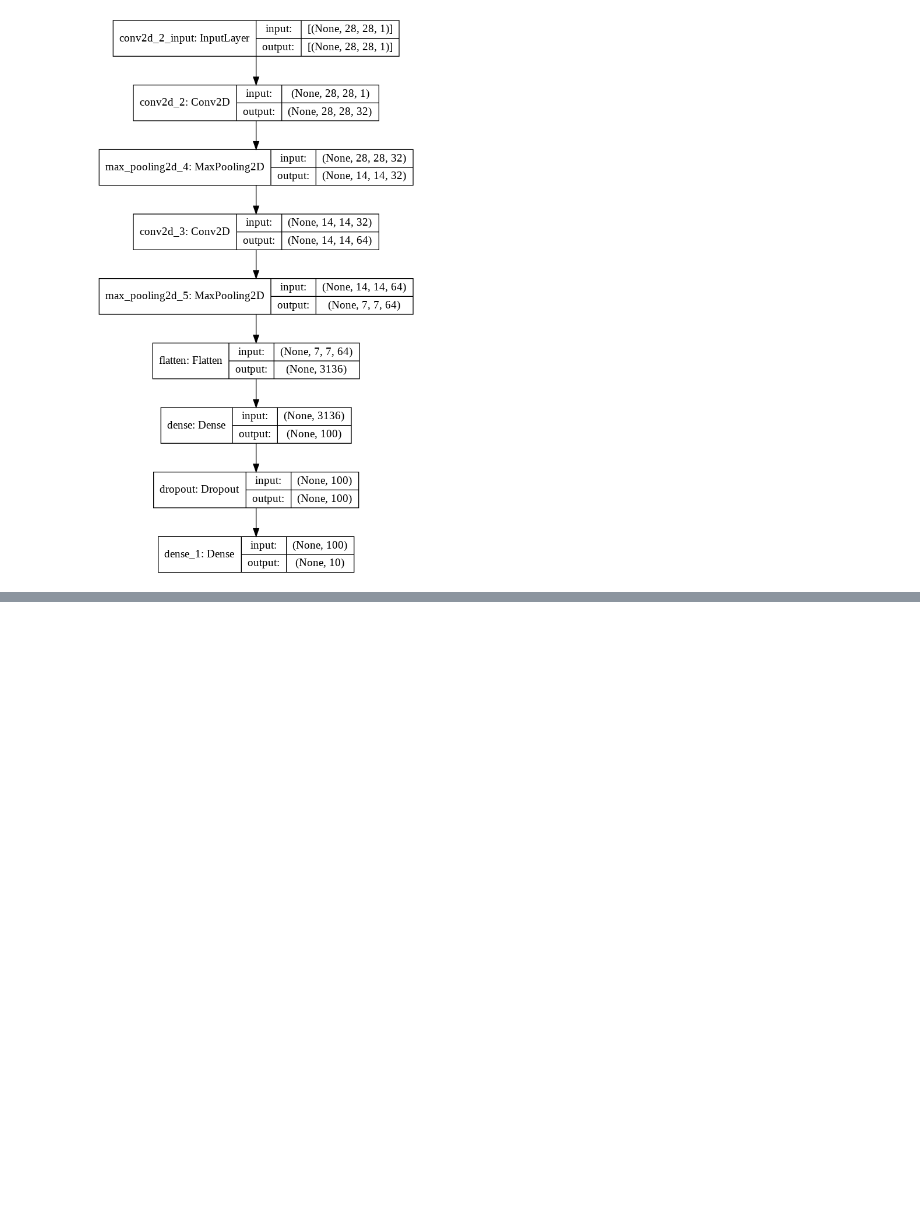
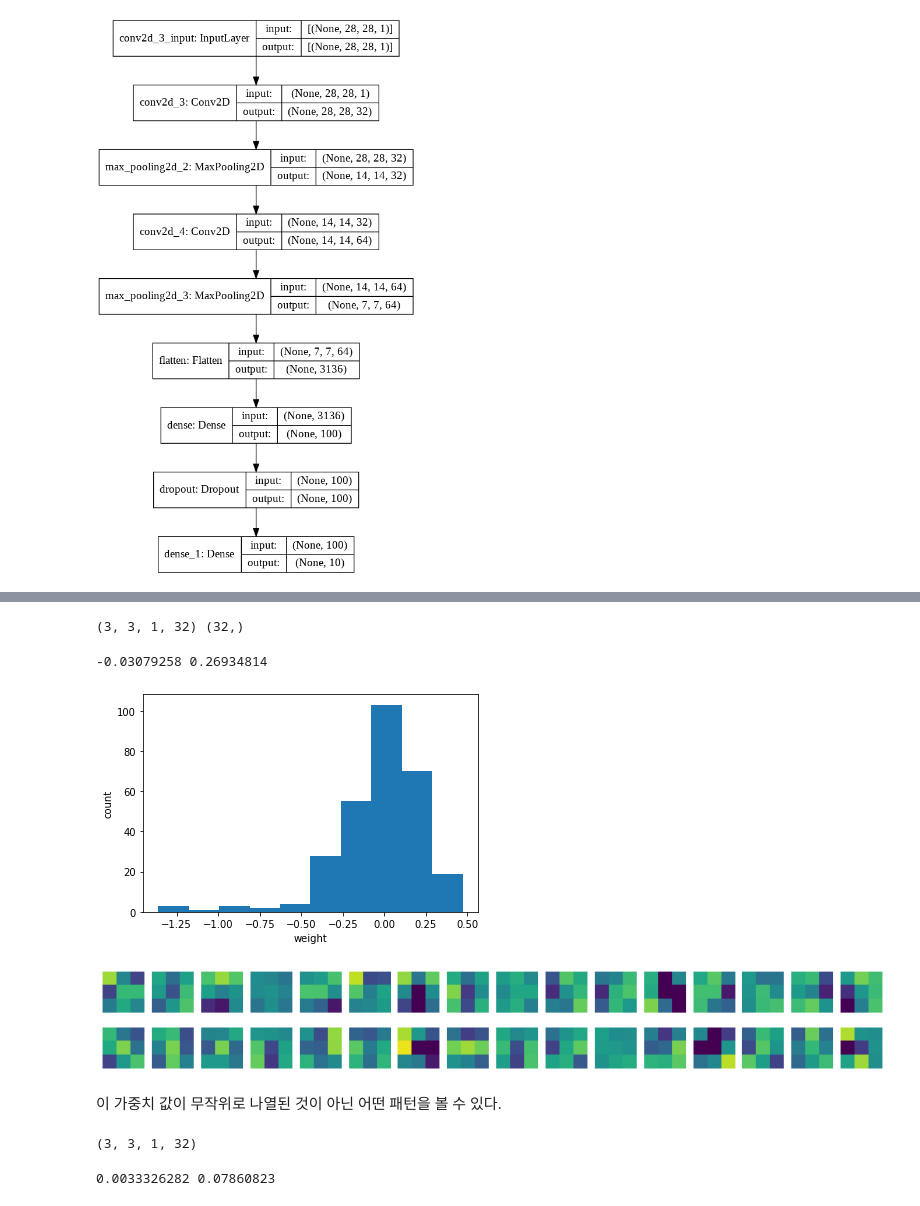
Before and after one commit to hyeon1263/BigAI, a Jupyter notebook: 혼자 공부하는 머신러닝+딥러닝/Chapter08.ipynb, the cells around one changed output, grey strips where cells are left out. Saved outputs shown, nothing was run; the diff lists cells and outputs as text; code cells hidden in the pictures; blank space fills up the shorter version.

```diff
--- a/혼자 공부하는 머신러닝+딥러닝/Chapter08.ipynb
+++ b/혼자 공부하는 머신러닝+딥러닝/Chapter08.ipynb
@@ -161,0 +258,4 @@ keras.utils.plot_model(model, show_shapes=True,                 # show_shapes=Tr
+# %%
+# 앞에서 훈련했던 합성곱 신경망의 체크포인트 파일 사용
+from tensorflow import keras
+model = keras.models.load_model('best-cnn-model.h5')
@@ -161,0 +273,34 @@ keras.utils.plot_model(model, show_shapes=True,                 # show_shapes=Tr
+# %%
+conv = model.layers[0]
+print(conv.weights[0].shape, conv.weights[1].shape)
+
+# weights: 층의 가중치와 절편이 저장되어 있다
+# %% [output]
+(3, 3, 1, 32) (32,)
+# %%
+conv_weights = conv.weights[0].numpy()
+print(conv_weights.mean(), conv_weights.std())  # 넘파이 mean(), std()로 가중치 배열의 평균과 표준편차 계산
+# %% [output]
+-0.03079258 0.26934814
+# %%
+import matplotlib.pyplot as plt
+plt.hist(conv_weights.reshape(-1,1))   # hist()에는 1차원 배열로 전달해야함
+plt.xlabel('weight')
+plt.ylabel('count')
+plt.show()
+# %% [output]
+[figure, added]
+# %%
+# 32개의 커널 16개씩 두 줄에 출력하기
+fig, axs = plt.subplots(2, 16, figsize=(15,2))
+for i in range(2):
+    for j in range(16):
+        axs[i,j].imshow(conv_weights[:,:,0,i*16 + j], vmin=-0.5, vmax=0.5)
+        axs[i,j].axis('off')
+plt.show()
+
+# 밝은 부분의 값의 픽셀값이 더 높다
+# %% [output]
+[figure, added]
+# %% [markdown]
+이 가중치 값이 무작위로 나열된 것이 아닌 어떤 패턴을 볼 수 있다.
@@ -161,0 +312,10 @@ keras.utils.plot_model(model, show_shapes=True,                 # show_shapes=Tr
+# %%
+no_training_conv = no_training_model.layers[0]
+print(no_training_conv.weights[0].shape)
+# %% [output]
+(3, 3, 1, 32)
+# %%
+no_training_weights = no_training_conv.weights[0].numpy()
+print(no_training_weights.mean(), no_training_weights.std())
+# %% [output]
+0.0033326282 0.07860823
```
Also changed, not shown: parts of 34 cells of this notebook.
